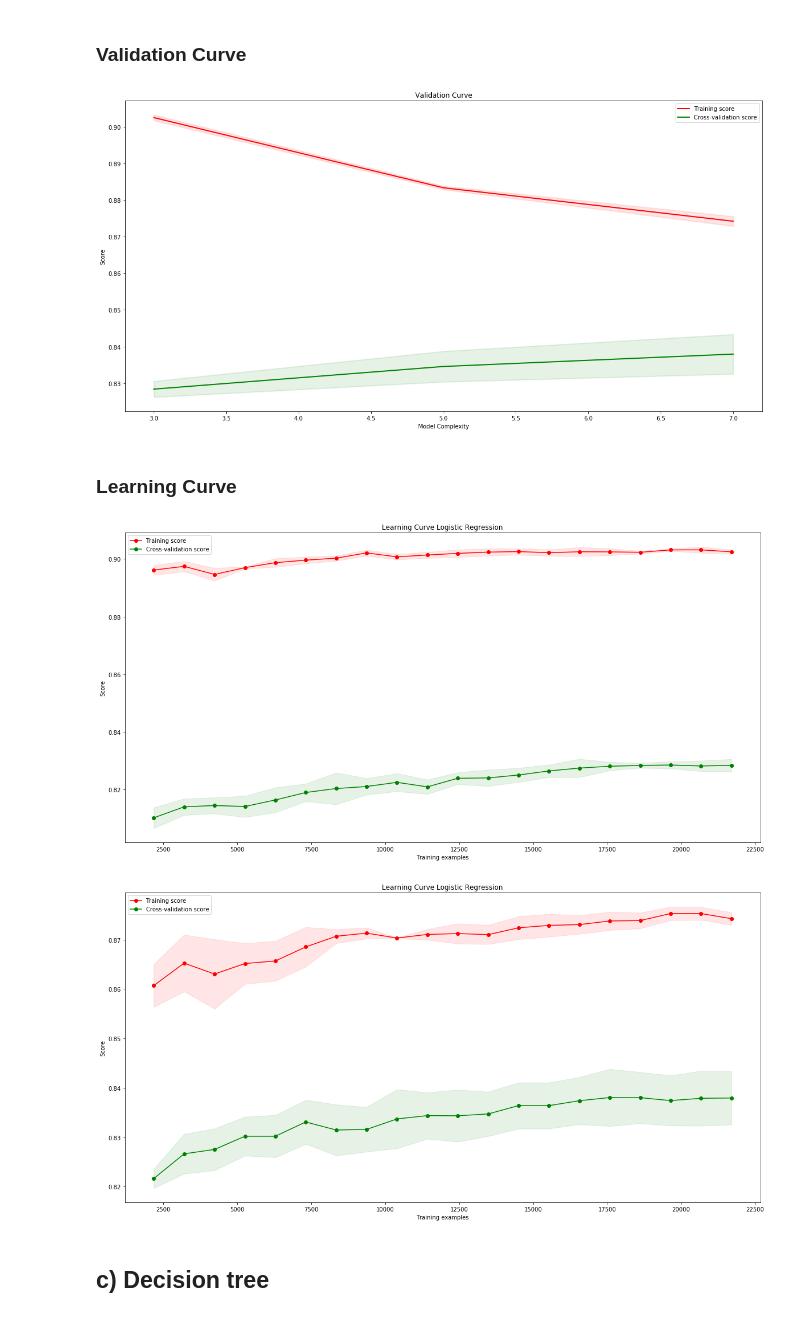
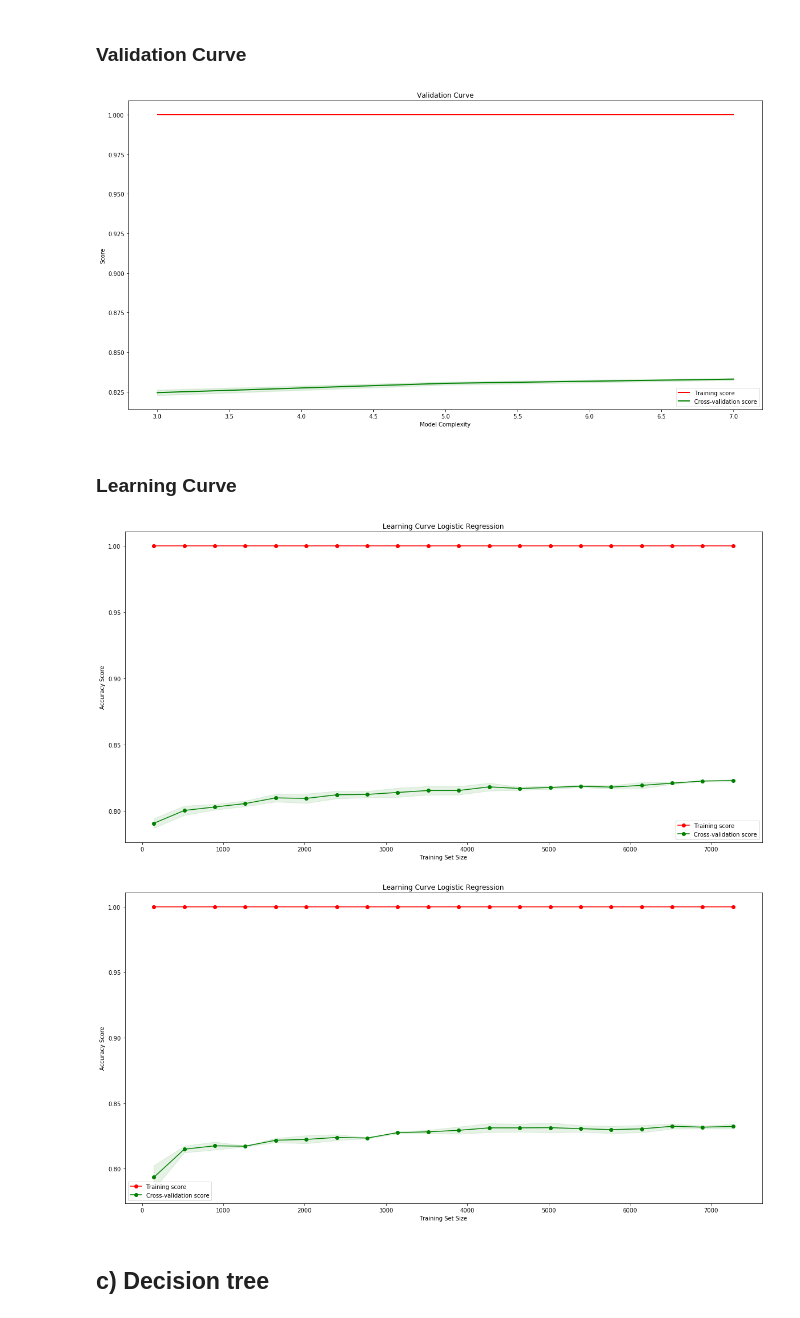
Before and after one commit to haiphucnguyen/MachineLearning, a Jupyter notebook: notes/Project 1.ipynb, the cells around one changed output. Saved outputs shown, nothing was run; the diff lists cells and outputs as text; code cells hidden in the pictures.

```diff
--- a/notes/Project 1.ipynb
+++ b/notes/Project 1.ipynb
@@ -200,7 +188,7 @@ from sklearn.model_selection import learning_curve
 
 def callLearningCurve(estimator, X, y):
     train_sizes, train_scores, test_scores = learning_curve(estimator, X, y, scoring='accuracy',
-                                                           train_sizes=np.linspace(0.1, 1.0, 20), cv=None)
+                                                           train_sizes=np.linspace(0.01, 1, 20), cv=None)
     return train_sizes, train_scores, test_scores
 
 def plotLearningCurve(title, train_sizes, train_scores, test_scores):
@@ -319,8 +309,9 @@ from sklearn.metrics import accuracy_score
 #train_sizes, train_scores, validation_scores = learning_curve(KNeighborsClassifier(), X_train, Y_train, , cv = 3)
 
 neighbors = [3, 5, 7]
+?KNeighborsClassifier
 for n_neighbors in neighbors:
-    knn_classifier = KNeighborsClassifier(n_neighbors=n_neighbors)
+    knn_classifier = KNeighborsClassifier(n_neighbors=n_neighbors, weights = 'distance')
     knn_classifier.fit(X_train, Y_train)
     Y_knn_pred = knn_classifier.predict(X_test)
     Y_knn_pred_proba = knn_classifier.predict_proba(X_test)
@@ -350,21 +341,24 @@ The best hyperparameter is n_neighbors = 7
 # %% [markdown]
 ### Validation Curve
 # %%
-train_scores, test_scores = callValidationCurve(KNeighborsClassifier(), X_train, Y_train, "n_neighbors", neighbors)
+train_scores, test_scores = callValidationCurve(KNeighborsClassifier(weights='distance'),
+                                                X_train, Y_train, "n_neighbors", neighbors)
 plotValidationCurve(neighbors, train_scores, test_scores)
 # %% [output]
-[figure, old version]
+[figure, new version]
 # %% [markdown]
 ### Learning Curve
 # %%
-train_sizes, train_scores, test_scores = callLearningCurve(KNeighborsClassifier(n_neighbors=3), X_train, Y_train)
+train_sizes, train_scores, test_scores = callLearningCurve(KNeighborsClassifier(n_neighbors=3),
+                                                           X_train, Y_train)
 plotLearningCurve('Learning Curve Logistic Regression', train_sizes, train_scores, test_scores)
 
-train_sizes, train_scores, test_scores = callLearningCurve(KNeighborsClassifier(n_neighbors=7), X_train, Y_train)
+train_sizes, train_scores, test_scores = callLearningCurve(KNeighborsClassifier(n_neighbors=7),
+                                                           X_train, Y_train)
 plotLearningCurve('Learning Curve Logistic Regression', train_sizes, train_scores, test_scores)
 # %% [output]
-[figure, old version]
+[figure, new version]
-[figure, old version]
+[figure, new version]
 # %% [markdown]
 ## c) Decision tree
 # %%
```
Also changed, not shown: parts of 22 cells of this notebook.
